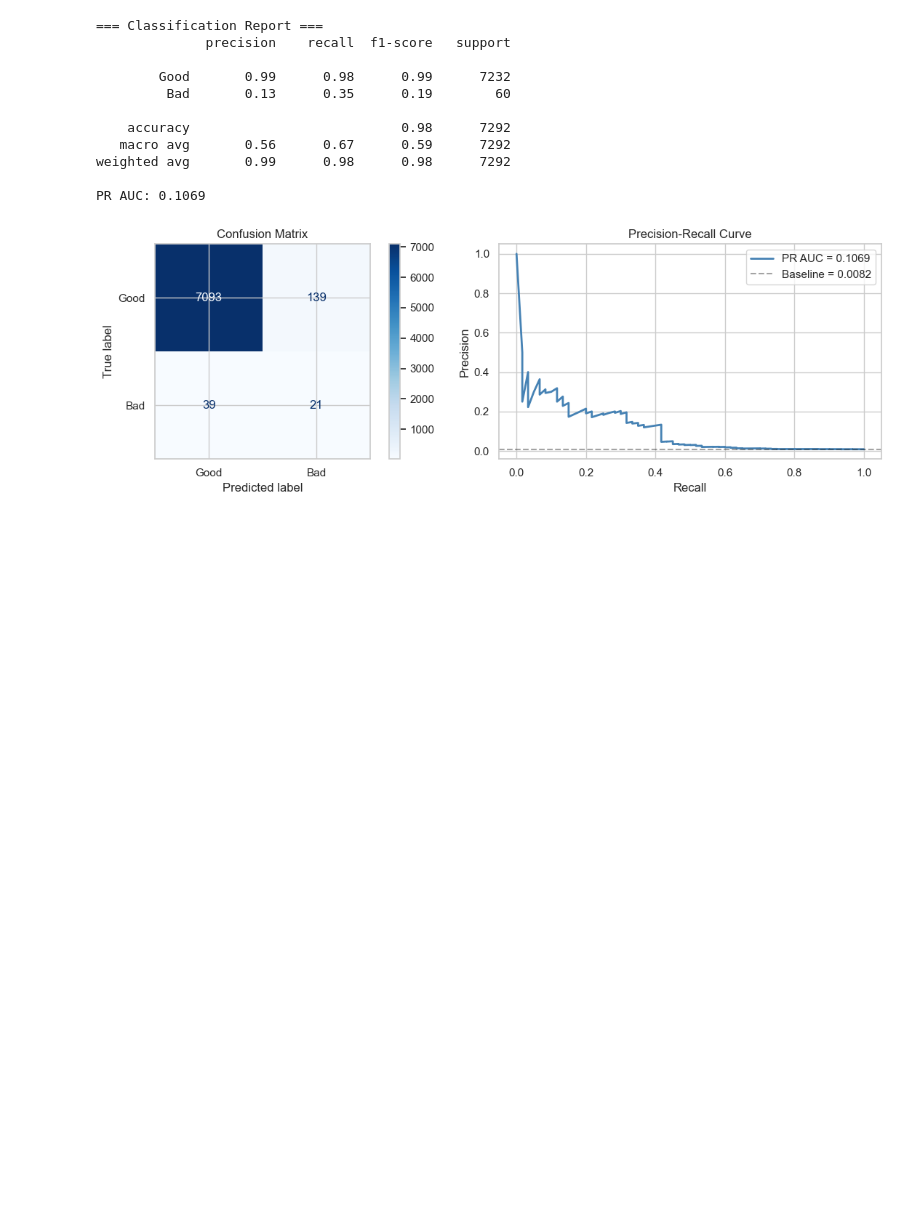
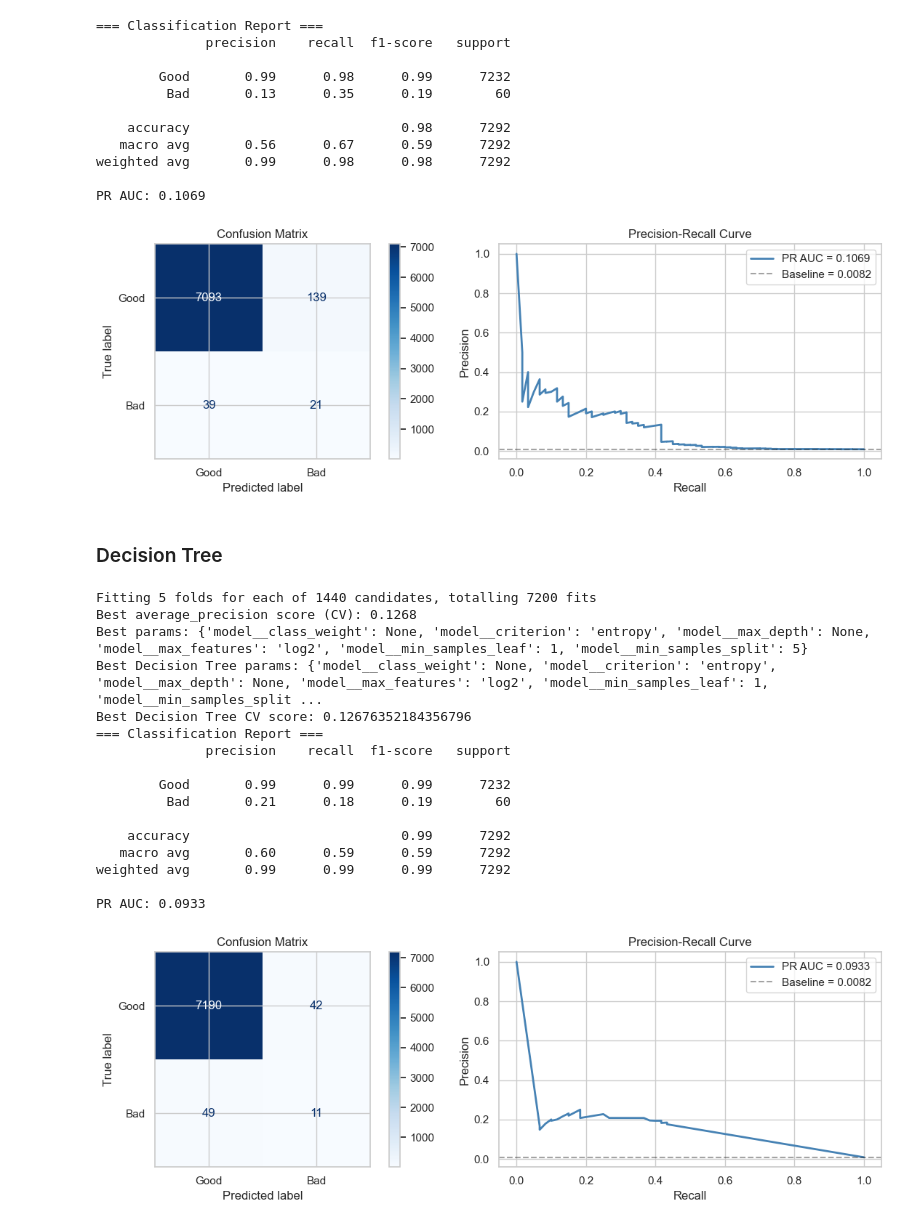
Before and after one commit to nickleezx/CS3244_Machine_Learning_Group8, a Jupyter notebook: notebook.ipynb, the cells around one changed output. Saved outputs shown, nothing was run; the diff lists cells and outputs as text; code cells hidden in the pictures; blank space fills up the shorter version.

```diff
--- a/notebook.ipynb
+++ b/notebook.ipynb
@@ -1031,3 +1031,50 @@ weighted avg       0.99      0.98      0.98      7292
 
 PR AUC: 0.1069
 [figure]
+# %% [markdown]
+### Decision Tree
+# %%
+from sklearn.tree import DecisionTreeClassifier
+
+dt_model = DecisionTreeClassifier(random_state=42)
+
+dt_param_grid = {
+    "model__criterion": ["gini", "entropy", "log_loss"],
+    "model__max_depth": [3, 5, 7, 10, None],
+    "model__min_samples_split": [2, 5, 10, 20],
+    "model__min_samples_leaf": [1, 2, 5, 10],
+    "model__max_features": [None, "sqrt", "log2"],
+    "model__class_weight": [None, "balanced"],
+}
+
+dt_grid = train_with_gridsearch(
+    model=dt_model,
+    param_grid=dt_param_grid,
+    X_train=X_train,
+    y_train=y_train,
+    cv_folds=5,
+    scoring="average_precision",
+    use_smote=True,
+)
+print("Best Decision Tree params:", dt_grid.best_params_)
+print("Best Decision Tree CV score:", dt_grid.best_score_)
+
+dt_results = evaluate_model(dt_grid, X_test, y_test)
+# %% [output]
+Fitting 5 folds for each of 1440 candidates, totalling 7200 fits
+Best average_precision score (CV): 0.1268
+Best params: {'model__class_weight': None, 'model__criterion': 'entropy', 'model__max_depth': None, 'model__max_features': 'log2', 'model__min_samples_leaf': 1, 'model__min_samples_split': 5}
+Best Decision Tree params: {'model__class_weight': None, 'model__criterion': 'entropy', 'model__max_depth': None, 'model__max_features': 'log2', 'model__min_samples_leaf': 1, 'model__min_samples_split ...
+Best Decision Tree CV score: 0.12676352184356796
+=== Classification Report ===
+              precision    recall  f1-score   support
+
+        Good       0.99      0.99      0.99      7232
+         Bad       0.21      0.18      0.19        60
+
+    accuracy                           0.99      7292
+   macro avg       0.60      0.59      0.59      7292
+weighted avg       0.99      0.99      0.99      7292
+
+PR AUC: 0.0933
+[figure, added]
```
Also changed, not shown: parts of 6 cells of this notebook.
